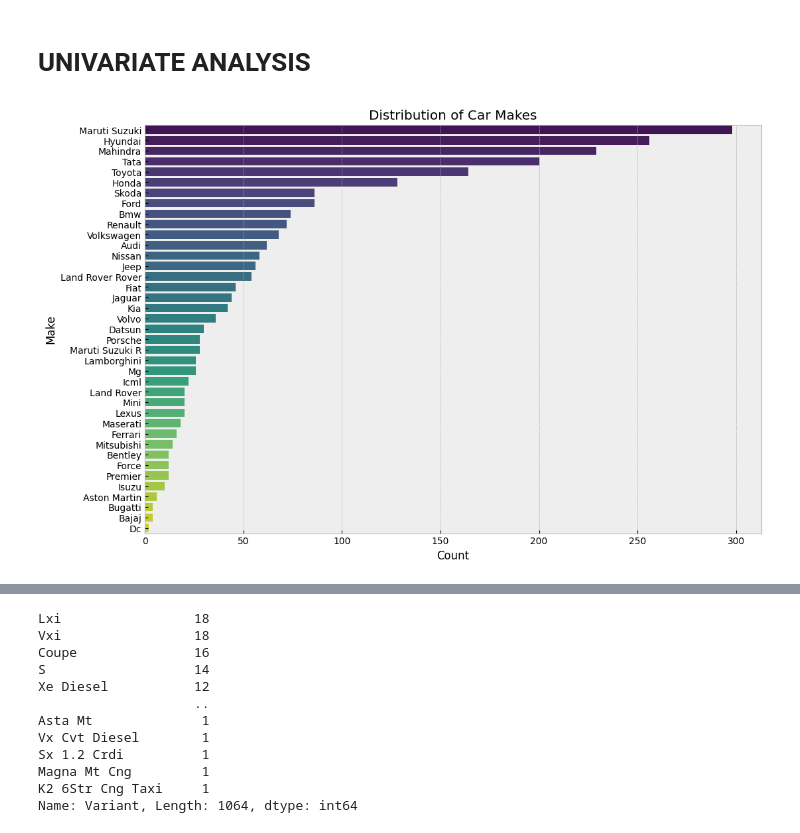
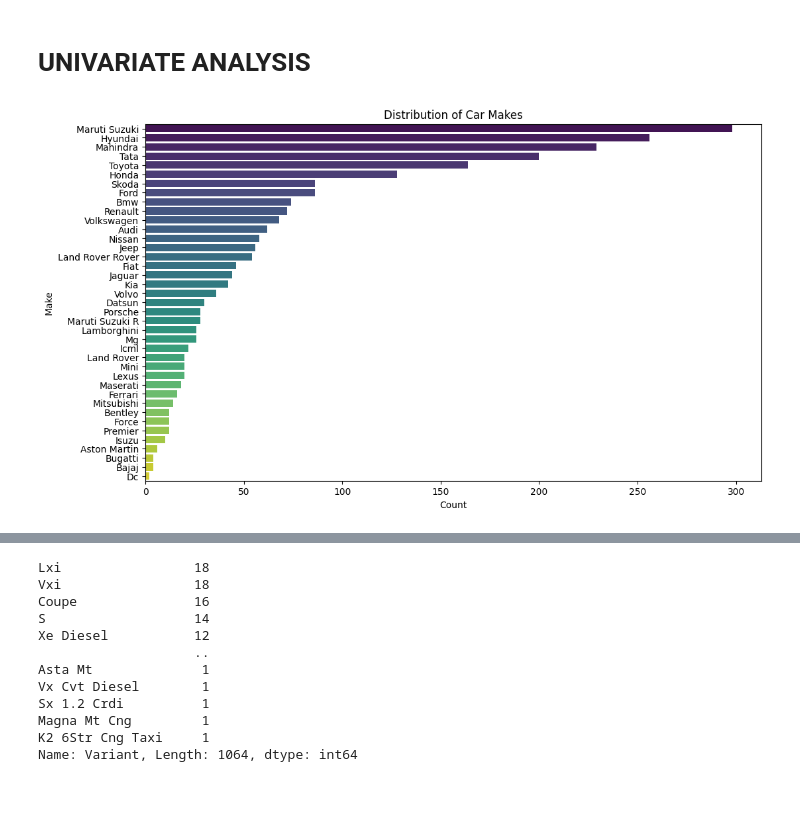
Before and after one commit to siddheshgarje/Sid, a Jupyter notebook: SidDVProject.ipynb, the cells around one changed output, grey strips where cells are left out. Cells and saved outputs as stored; diff of their text form; code cells hidden in the pictures; blank space fills up the shorter version.

```diff
--- a/SidDVProject.ipynb
+++ b/SidDVProject.ipynb
@@ -240,23 +240,23 @@ Index(['Numbers', 'Make', 'Model', 'Variant', 'Ex-Showroom_Price',
 # %%
 import pandas as pd
 import matplotlib.pyplot as plt
 import seaborn as sns
 
 # Load your dataset
-# df = pd.read_csv("your_dataset.csv")
+df=pd.read_csv("/content/drive/MyDrive/Data visualization/sid dv car.csv", encoding='ISO-8859-1')
 
 # Data Exploration
 unique_makes = df['Make'].unique()
 unique_models = df['Model'].unique()
 
 # Visualization
-plt.figure(figsize=(12, 8))  # Increase the figure size
+plt.figure(figsize=(12, 7))  # Increase the figure size
 sns.countplot(y="Make", data=df, order=df['Make'].value_counts().index, palette='viridis')  # Use horizontal bar plot
 plt.title("Distribution of Car Makes")
 plt.xlabel("Count")
 plt.ylabel("Make")
 plt.show()
 # %% [output]
-[figure, old version]
+[figure, new version]
 # %%
 correlation_matrix = df.corr()
```
Also changed, not shown: parts of 9 cells of this notebook.
